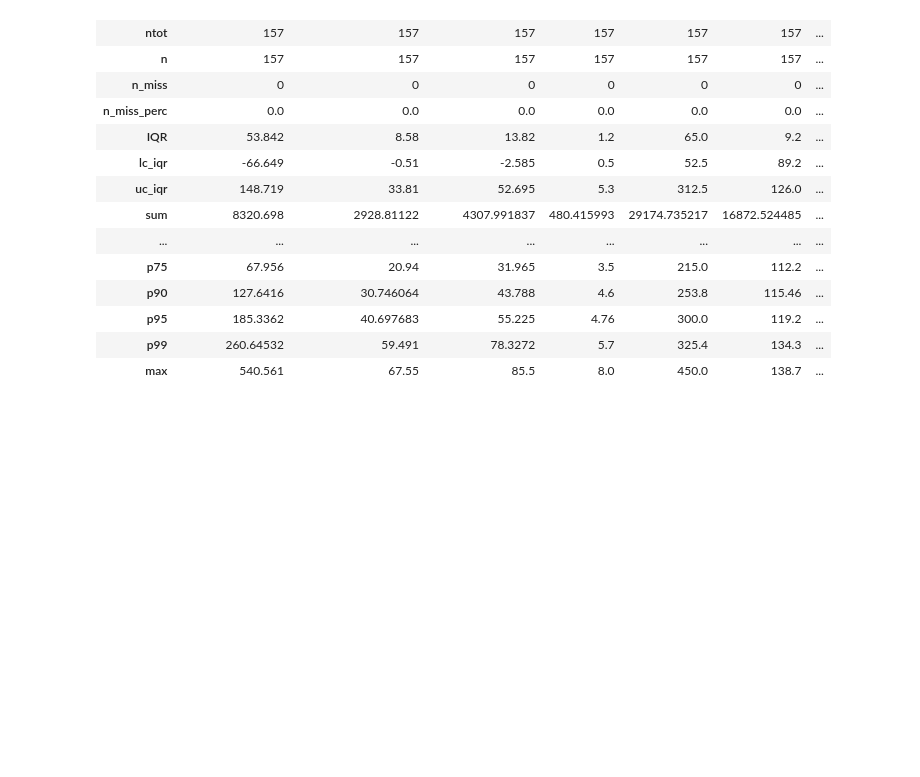
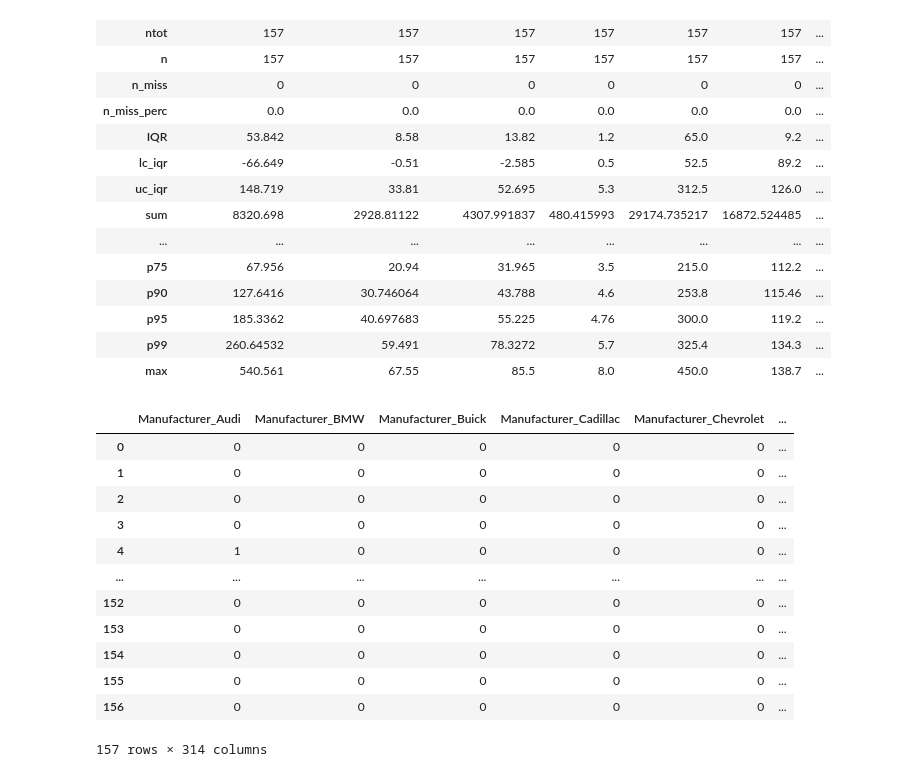
Before and after one commit to kroopeshrajput/Linear_regression_OLS_Car_sales, a Jupyter notebook: OLS Car sales.ipynb, the cells around one changed output. Cells and saved outputs as stored; diff of their text form; code cells hidden in the pictures; blank space fills up the shorter version.

Commit message:
saved after data cleaning

```diff
--- a/OLS Car sales.ipynb
+++ b/OLS Car sales.ipynb
@@ -218,3 +237,20 @@ cars_cont.apply(fn_desc)
 | p95 | 185.3362 | 40.697683 | 55.225 | 4.76 | 300.0 | 119.2 | ... |
 | p99 | 260.64532 | 59.491 | 78.3272 | 5.7 | 325.4 | 134.3 | ... |
 | max | 540.561 | 67.55 | 85.5 | 8.0 | 450.0 | 138.7 | ... |
+# %%
+# One hot encoding of categorical var
+pd.get_dummies(data= cars_cat, drop_first= True, dtype= int)
+# %% [output]
+|  | Manufacturer_Audi | Manufacturer_BMW | Manufacturer_Buick | Manufacturer_Cadillac | Manufacturer_Chevrolet | ... |
+| 0 | 0 | 0 | 0 | 0 | 0 | ... |
+| 1 | 0 | 0 | 0 | 0 | 0 | ... |
+| 2 | 0 | 0 | 0 | 0 | 0 | ... |
+| 3 | 0 | 0 | 0 | 0 | 0 | ... |
+| 4 | 1 | 0 | 0 | 0 | 0 | ... |
+| ... | ... | ... | ... | ... | ... | ... |
+| 152 | 0 | 0 | 0 | 0 | 0 | ... |
+| 153 | 0 | 0 | 0 | 0 | 0 | ... |
+| 154 | 0 | 0 | 0 | 0 | 0 | ... |
+| 155 | 0 | 0 | 0 | 0 | 0 | ... |
+| 156 | 0 | 0 | 0 | 0 | 0 | ... |
+157 rows × 314 columns
```
Also changed, not shown: parts of 8 cells of this notebook.
